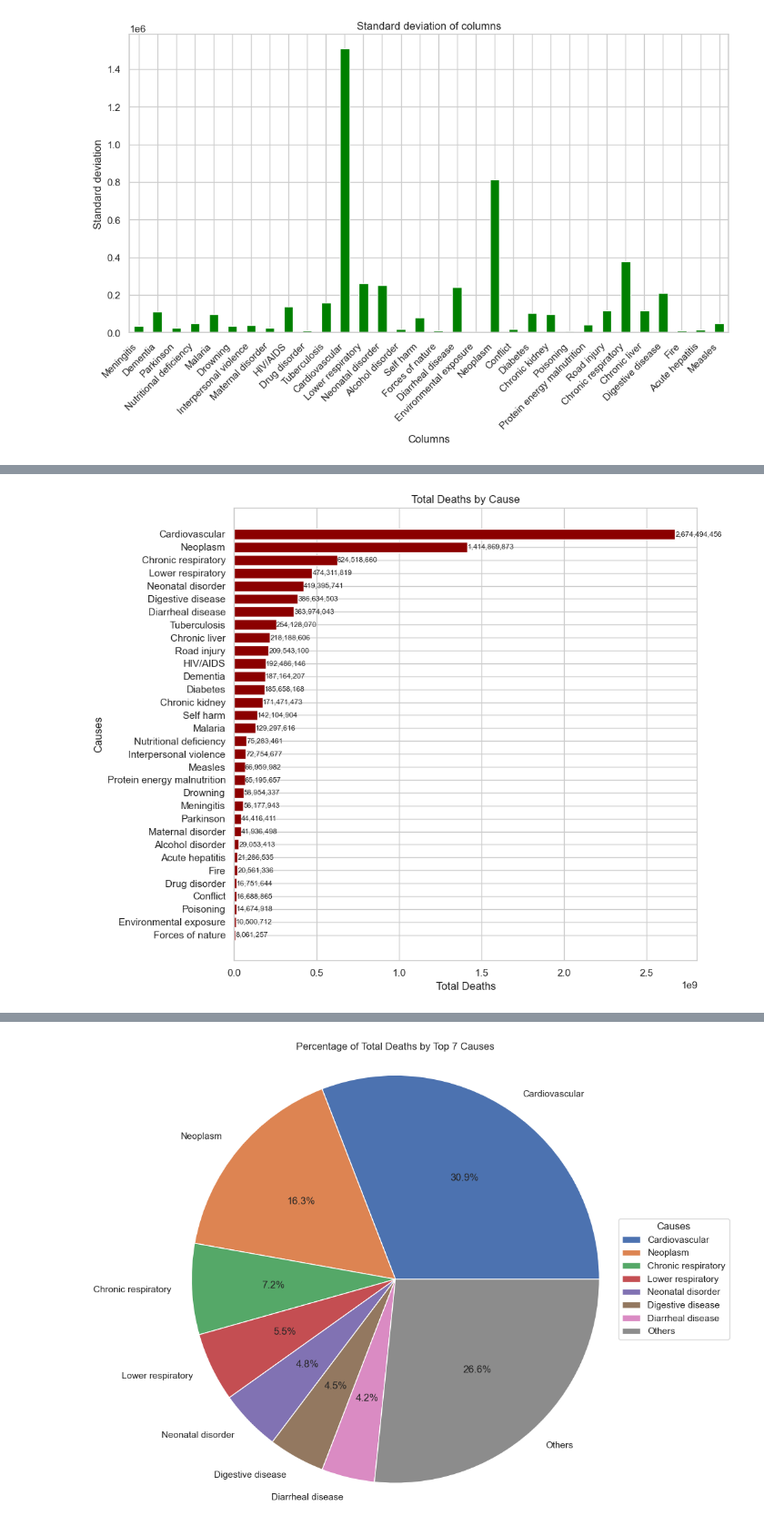
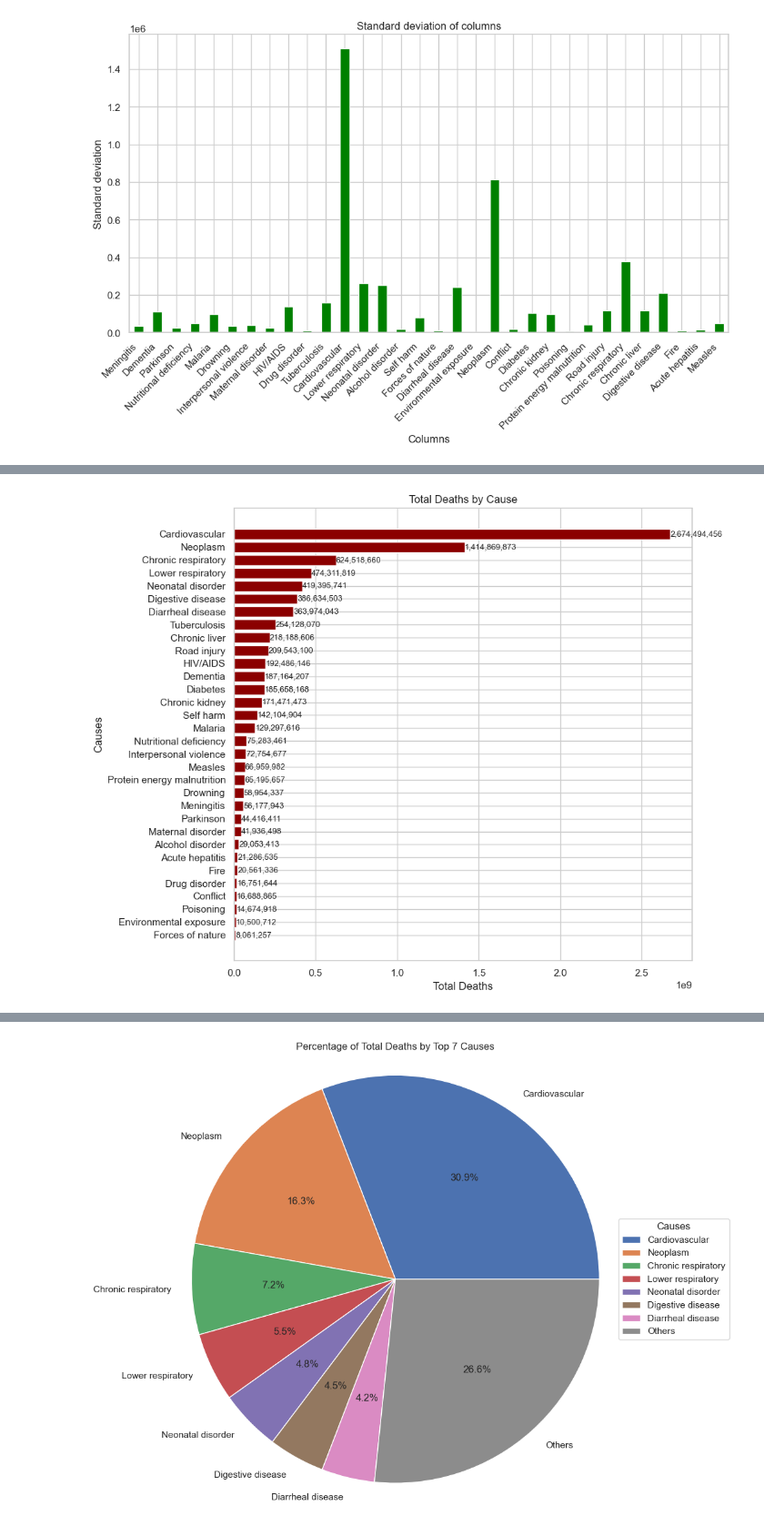
Before and after one commit to hoangvu1806/Analyze-annual-death-data, a Jupyter notebook: analysis.ipynb, the cells around one changed output, grey strips where cells are left out. Shown at 91% size. Saved outputs shown, nothing was run; the diff lists cells and outputs as text; code cells hidden in the pictures.

```diff
--- a/analysis.ipynb
+++ b/analysis.ipynb
@@ -302,24 +260,23 @@ plt.show()
 # %%
 # Get data from DataFrame, remove unnecessary columns
 df_causes = df.drop(['Entity', 'Code', 'Year'], axis=1)
 
 # Calculate the total number of deaths for each cause and decrease the arrangement
 total_deaths_by_cause = df_causes.sum().sort_values(ascending=True)
 
-# Vẽ biểu đồ cột
 plt.figure(figsize=(10, 8))
 bars = plt.barh(total_deaths_by_cause.index, total_deaths_by_cause.values, color='darkred')
 
 # Display the exact number on each column
 for bar in bars:
     plt.text(bar.get_width(), bar.get_y() + bar.get_height()/2,
              '{:,}'.format(int(bar.get_width())),
-             va='center', ha='left', fontsize=8)
+             va='center', ha='left', fontsize=9)
 
 plt.title('Total Deaths by Cause')
 plt.xlabel('Total Deaths')
 plt.ylabel('Causes')
 plt.tight_layout()
 plt.show()
 # %% [output]
-[figure, old version]
+[figure, new version]
```
Also changed, not shown: parts of 15 cells of this notebook.
